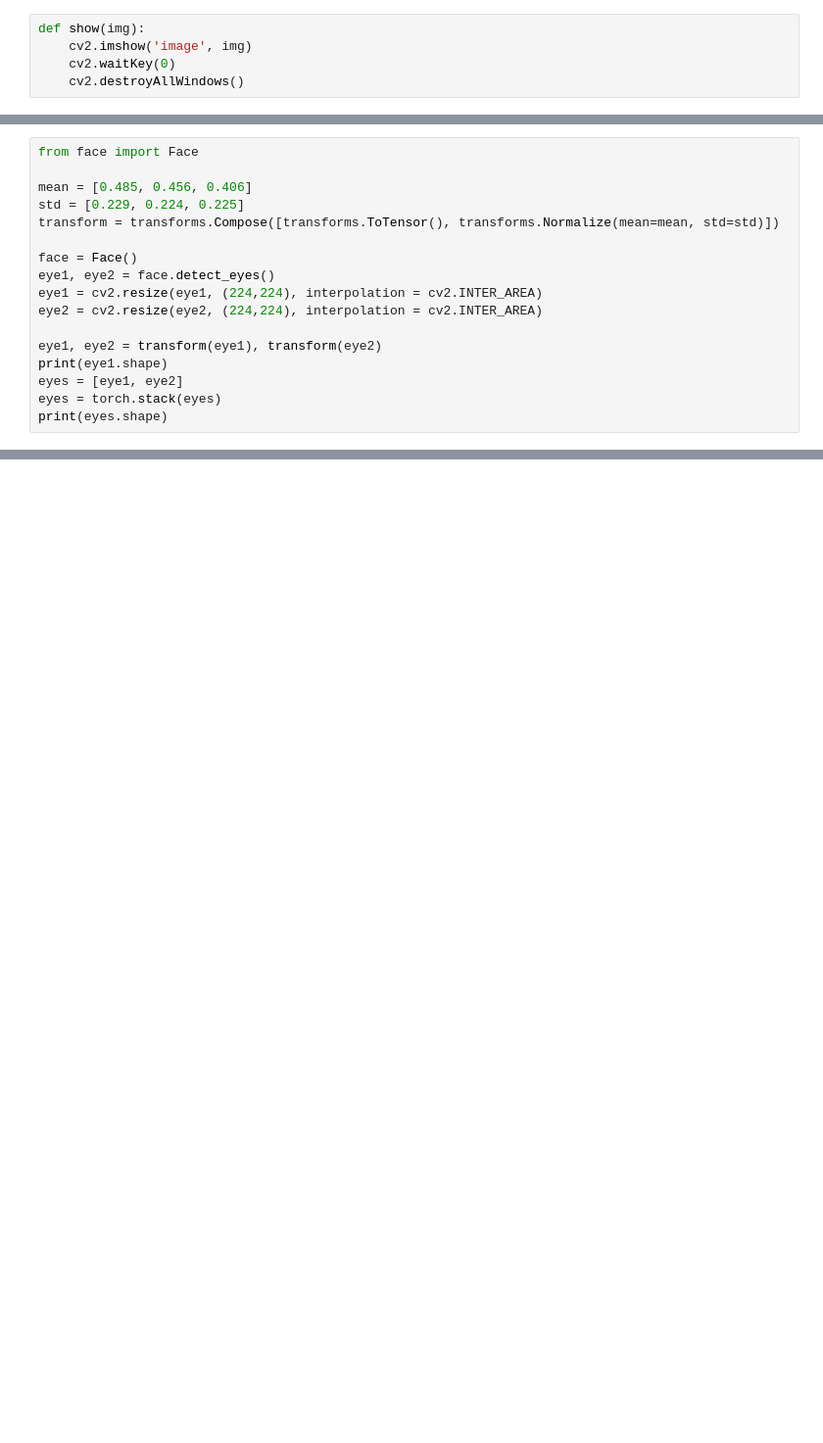
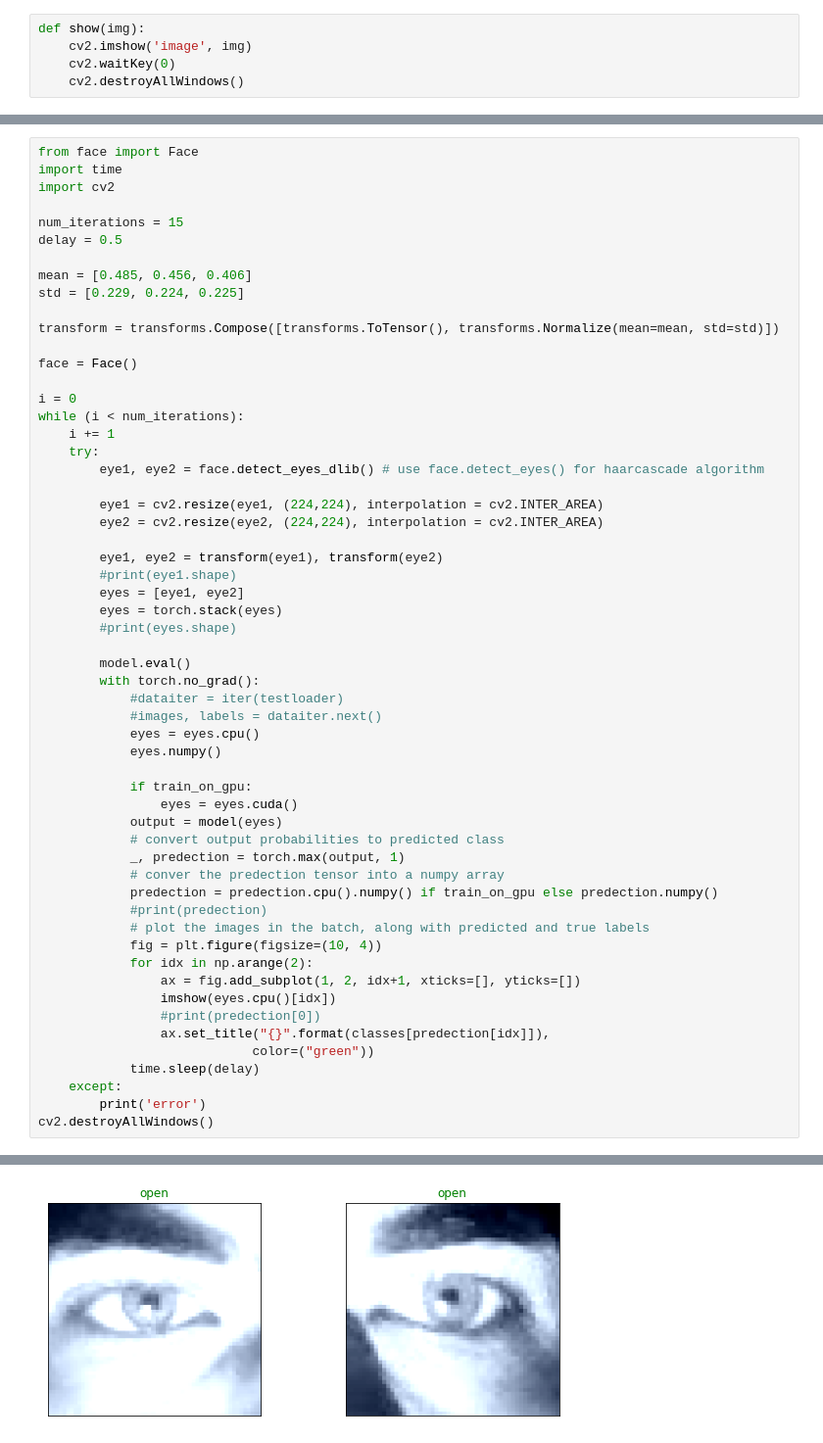
Before and after one commit to Automotive-Safety-System/Sleeping-Detection-System, a Jupyter notebook: main.ipynb, the cells around one changed output, grey strips where cells are left out. Shown at 98% size. Cells and saved outputs as stored; diff of their text form; blank space fills up the shorter version.

```diff
--- a/main.ipynb
+++ b/main.ipynb
@@ -61,18 +77,58 @@ def show(img):
 # %%
 from face import Face
+import time
+import cv2
+
+num_iterations = 15
+delay = 0.5
 
 mean = [0.485, 0.456, 0.406]
 std = [0.229, 0.224, 0.225]
+
 transform = transforms.Compose([transforms.ToTensor(), transforms.Normalize(mean=mean, std=std)])
 
 face = Face()
-eye1, eye2 = face.detect_eyes()
-eye1 = cv2.resize(eye1, (224,224), interpolation = cv2.INTER_AREA)
-eye2 = cv2.resize(eye2, (224,224), interpolation = cv2.INTER_AREA)
 
-eye1, eye2 = transform(eye1), transform(eye2)
-print(eye1.shape)
-eyes = [eye1, eye2]
-eyes = torch.stack(eyes)
-print(eyes.shape)
+i = 0
+while (i < num_iterations):
+    i += 1
+    try:
+        eye1, eye2 = face.detect_eyes_dlib() # use face.detect_eyes() for haarcascade algorithm
+
+        eye1 = cv2.resize(eye1, (224,224), interpolation = cv2.INTER_AREA)
+        eye2 = cv2.resize(eye2, (224,224), interpolation = cv2.INTER_AREA)
+
+        eye1, eye2 = transform(eye1), transform(eye2)
+        #print(eye1.shape)
+        eyes = [eye1, eye2]
+        eyes = torch.stack(eyes)
+        #print(eyes.shape)
+
+        model.eval()
+        with torch.no_grad():
+            #dataiter = iter(testloader)
+            #images, labels = dataiter.next()
+            eyes = eyes.cpu()
+            eyes.numpy()
+
+            if train_on_gpu:
+                eyes = eyes.cuda()
+            output = model(eyes)
+            # convert output probabilities to predicted class
+            _, predection = torch.max(output, 1)
+            # conver the predection tensor into a numpy array
+            predection = predection.cpu().numpy() if train_on_gpu else predection.numpy()
+            #print(predection)
+            # plot the images in the batch, along with predicted and true labels
+            fig = plt.figure(figsize=(10, 4))
+            for idx in np.arange(2):
+                ax = fig.add_subplot(1, 2, idx+1, xticks=[], yticks=[])
+                imshow(eyes.cpu()[idx])
+                #print(predection[0])
+                ax.set_title("{}".format(classes[predection[idx]]),
+                            color=("green"))
+            time.sleep(delay)
+    except:
+        print('error')
+cv2.destroyAllWindows()
 # %% [output]
@@ -82,0 +152 @@ torch.Size([2, 3, 224, 224])
+[figure, added]
```
Also changed, not shown: parts of 5 cells of this notebook, 1 other file.
